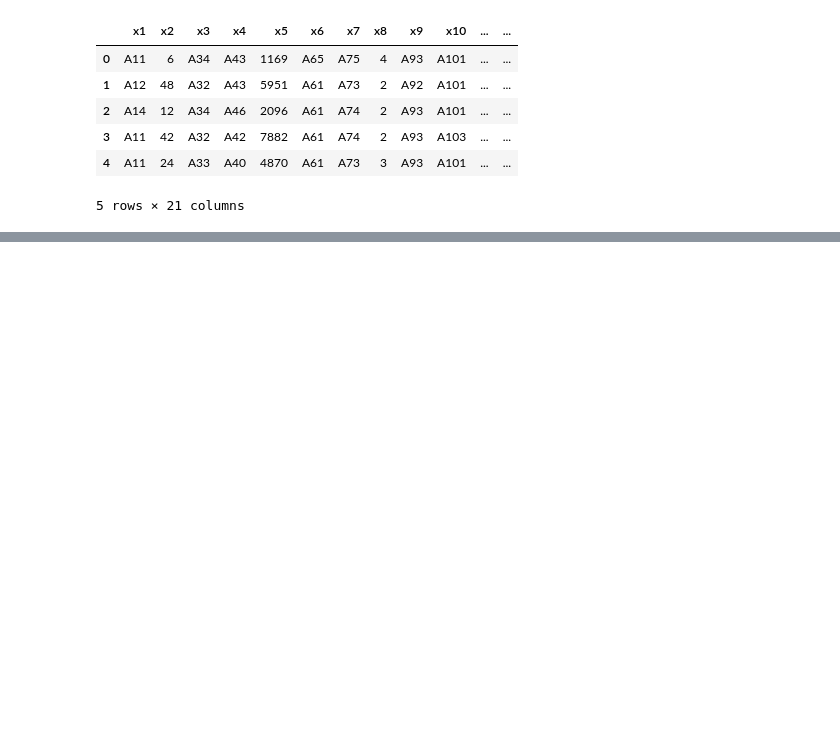
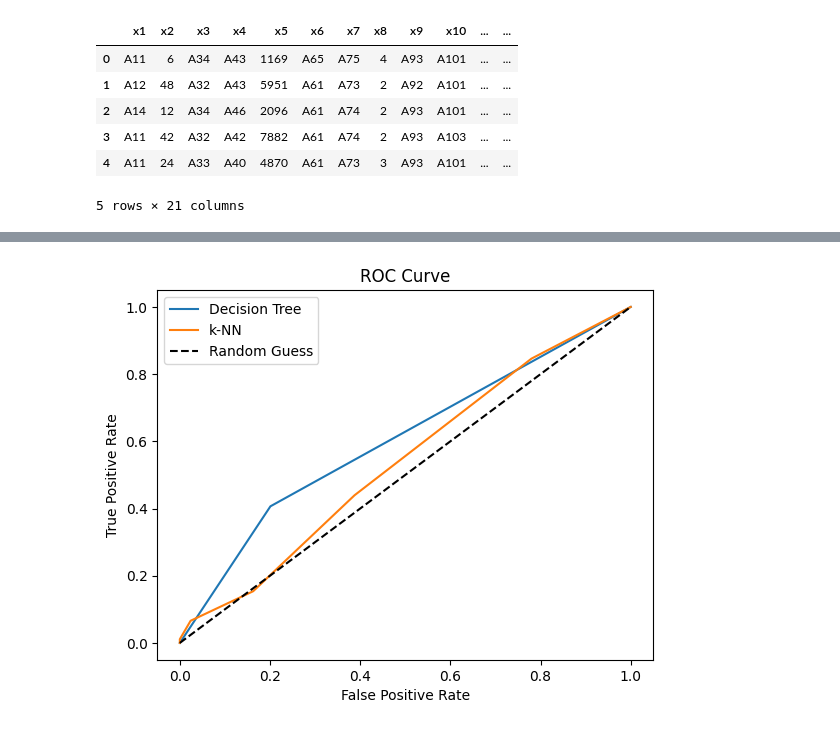
Before and after one commit to yoboiwatsup/MachineLearning, a Jupyter notebook: Week 3/Classification_Model_CreditDataset.ipynb, the cells around one changed output, grey strips where cells are left out. Drawn from its saved outputs; the diff is of its cells as text; code cells hidden in the pictures; blank space fills up the shorter version.

```diff
--- a/Week 3/Classification_Model_CreditDataset.ipynb
+++ b/Week 3/Classification_Model_CreditDataset.ipynb
@@ -24,15 +27,0 @@ Menampilkan informasi dataset setelah preprocessing
-# %%
-from sklearn.preprocessing import LabelEncoder
-
-# Menyimpan kolom yang memiliki tipe data kategorikal
-categorical_cols = data.select_dtypes(include=['object']).columns.tolist()
-
-# Menggunakan LabelEncoder untuk mengubah kolom kategorikal menjadi numerik
-label_encoders = {}
-for col in categorical_cols:
-    le = LabelEncoder()
-    data[col] = le.fit_transform(data[col])
-    label_encoders[col] = le
-
-# Menampilkan informasi dataset setelah preprocessing
-data.info()
@@ -164,0 +30,71 @@ poly_linear_rmse, poly_linear_mse, poly_linear_r2
+# %%
+from sklearn.model_selection import train_test_split
+from sklearn.preprocessing import LabelEncoder
+from sklearn.tree import DecisionTreeClassifier
+from sklearn.neighbors import KNeighborsClassifier
+from sklearn.metrics import accuracy_score, precision_score, recall_score, f1_score, roc_auc_score, roc_curve
+import matplotlib.pyplot as plt
+
+# Encode categorical features into numerical values
+le = LabelEncoder()
+data_encoded = data.apply(le.fit_transform)
+
+# Separate features (X) and target (y)
+X = data_encoded.drop('Class', axis=1)
+y = data_encoded['Class']
+
+# Split the dataset into training and testing sets
+X_train, X_test, y_train, y_test = train_test_split(X, y, test_size=0.3, random_state=42)
+
+# Train a Decision Tree Classifier
+dt_model = DecisionTreeClassifier(random_state=42)
+dt_model.fit(X_train, y_train)
+
+# Train a k-NN Classifier
+knn_model = KNeighborsClassifier(n_neighbors=5)
+knn_model.fit(X_train, y_train)
+
+# Predict with Decision Tree
+y_pred_dt = dt_model.predict(X_test)
+
+# Predict with k-NN
+y_pred_knn = knn_model.predict(X_test)
+
+# Evaluate the models using various metrics
+dt_metrics = {
+    'Accuracy': accuracy_score(y_test, y_pred_dt),
+    'Precision': precision_score(y_test, y_pred_dt, average='macro'),
+    'Recall': recall_score(y_test, y_pred_dt, average='macro'),
+    'F1 Score': f1_score(y_test, y_pred_dt, average='macro'),
+}
+
+knn_metrics = {
+    'Accuracy': accuracy_score(y_test, y_pred_knn),
+    'Precision': precision_score(y_test, y_pred_knn, average='macro'),
+    'Recall': recall_score(y_test, y_pred_knn, average='macro'),
+    'F1 Score': f1_score(y_test, y_pred_knn, average='macro'),
+}
+
+# Display the evaluation results
+evaluation_df = pd.DataFrame([dt_metrics, knn_metrics], index=["Decision Tree", "k-NN"])
+print("Evaluation Metrics for Decision Tree and k-NN:")
+display(evaluation_df)
+
+# Calculate ROC curve for both models
+y_prob_dt = dt_model.predict_proba(X_test)[:, 1]
+y_prob_knn = knn_model.predict_proba(X_test)[:, 1]
+
+fpr_dt, tpr_dt, _ = roc_curve(y_test, y_prob_dt, pos_label=1)
+fpr_knn, tpr_knn, _ = roc_curve(y_test, y_prob_knn, pos_label=1)
+
+# Plot the ROC curve
+plt.figure()
+plt.plot(fpr_dt, tpr_dt, label="Decision Tree")
+plt.plot(fpr_knn, tpr_knn, label="k-NN")
+plt.plot([0, 1], [0, 1], 'k--', label="Random Guess")
+plt.xlabel('False Positive Rate')
+plt.ylabel('True Positive Rate')
+plt.title('ROC Curve')
+plt.legend(loc="best")
+plt.show()
+# %% [output]
@@ -164,0 +105 @@ poly_linear_rmse, poly_linear_mse, poly_linear_r2
+[figure, added]
```
Also changed, not shown: parts of 17 cells of this notebook.
